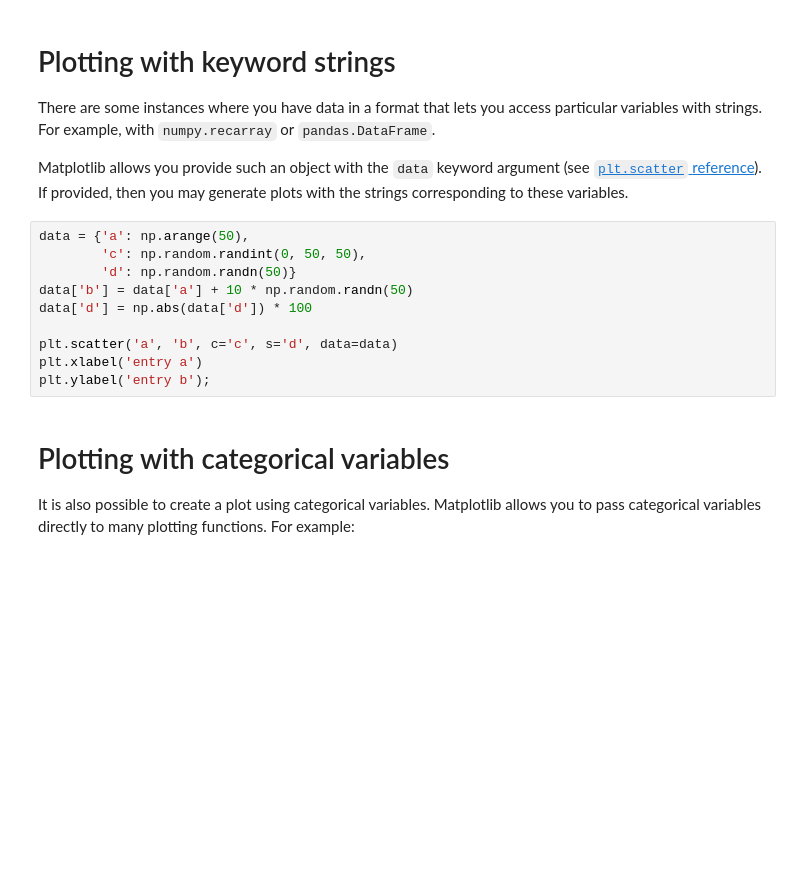
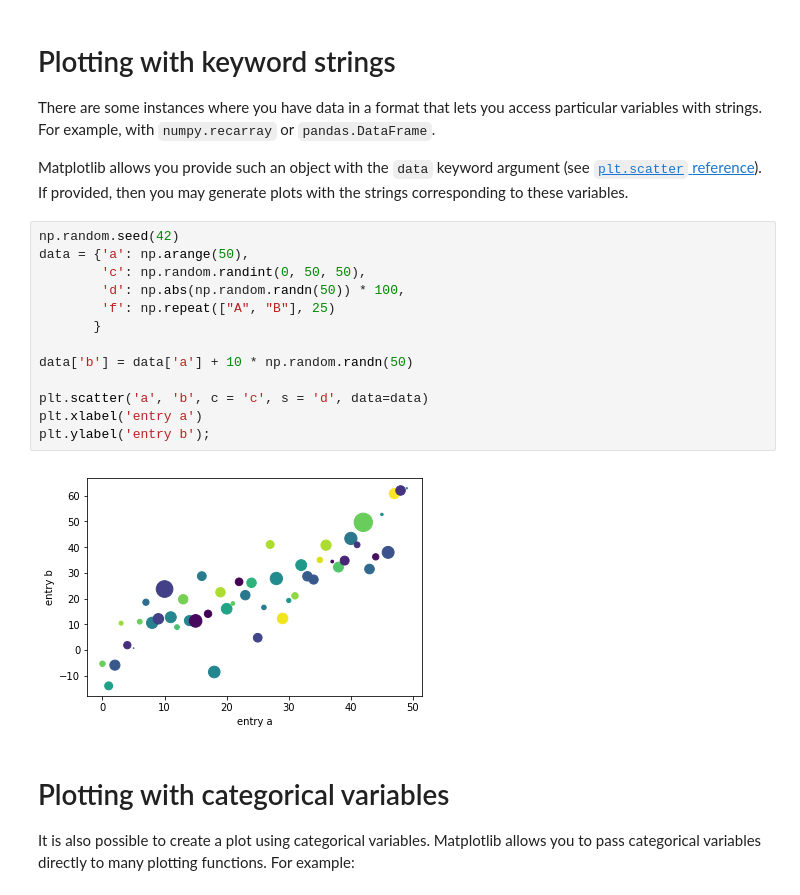
Before and after one commit to jcvdav/Spring2019, a Jupyter notebook: labs/lab01/pyplot.ipynb, the cells around one changed output. Cells and saved outputs as stored; diff of their text form; blank space fills up the shorter version.

```diff
--- a/labs/lab01/pyplot.ipynb
+++ b/labs/lab01/pyplot.ipynb
@@ -88,15 +105,20 @@ Matplotlib allows you provide such an object with
 the `data` keyword argument (see [`plt.scatter` reference](https://matplotlib.org/api/_as_gen/matplotlib.pyplot.scatter.html)). If provided, then you may generate plots with
 the strings corresponding to these variables.
 # %%
+np.random.seed(42)
 data = {'a': np.arange(50),
         'c': np.random.randint(0, 50, 50),
-        'd': np.random.randn(50)}
+        'd': np.abs(np.random.randn(50)) * 100,
+        'f': np.repeat(["A", "B"], 25)
+       }
+
 data['b'] = data['a'] + 10 * np.random.randn(50)
-data['d'] = np.abs(data['d']) * 100
 
-plt.scatter('a', 'b', c='c', s='d', data=data)
+plt.scatter('a', 'b', c = 'c', s = 'd', data=data)
 plt.xlabel('entry a')
 plt.ylabel('entry b');
+# %% [output]
+[figure, added]
 # %% [markdown]
 
 Plotting with categorical variables
```
Also changed, not shown: parts of 11 cells of this notebook, 1 other file.
